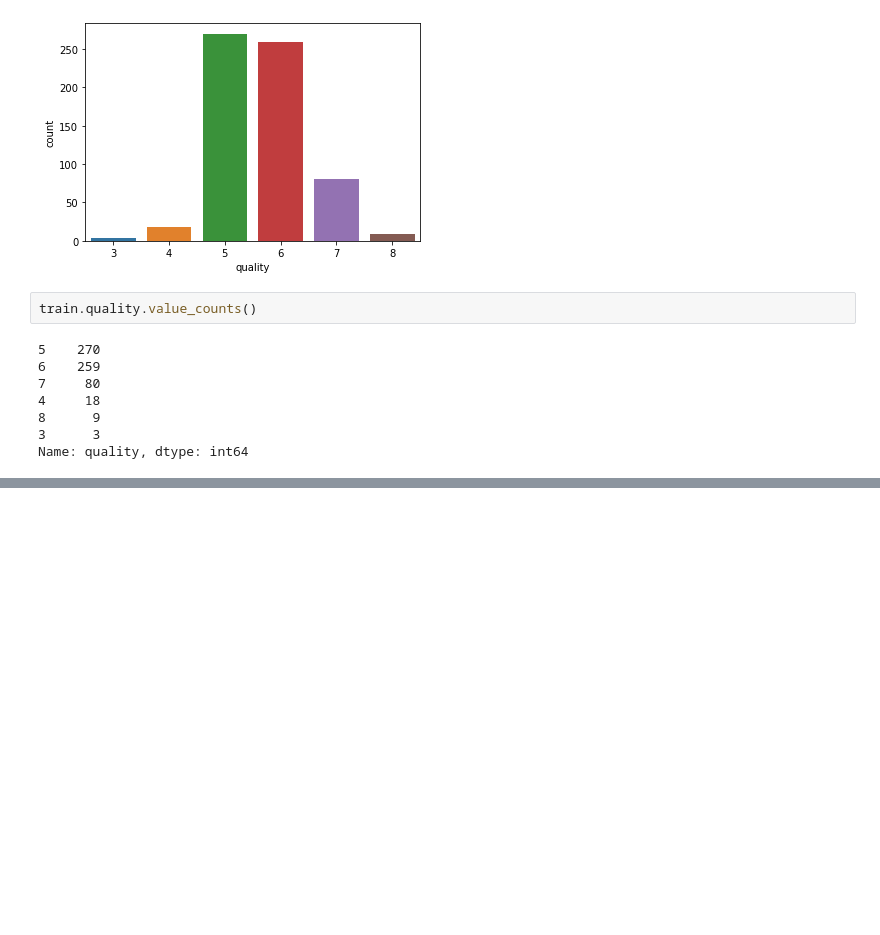
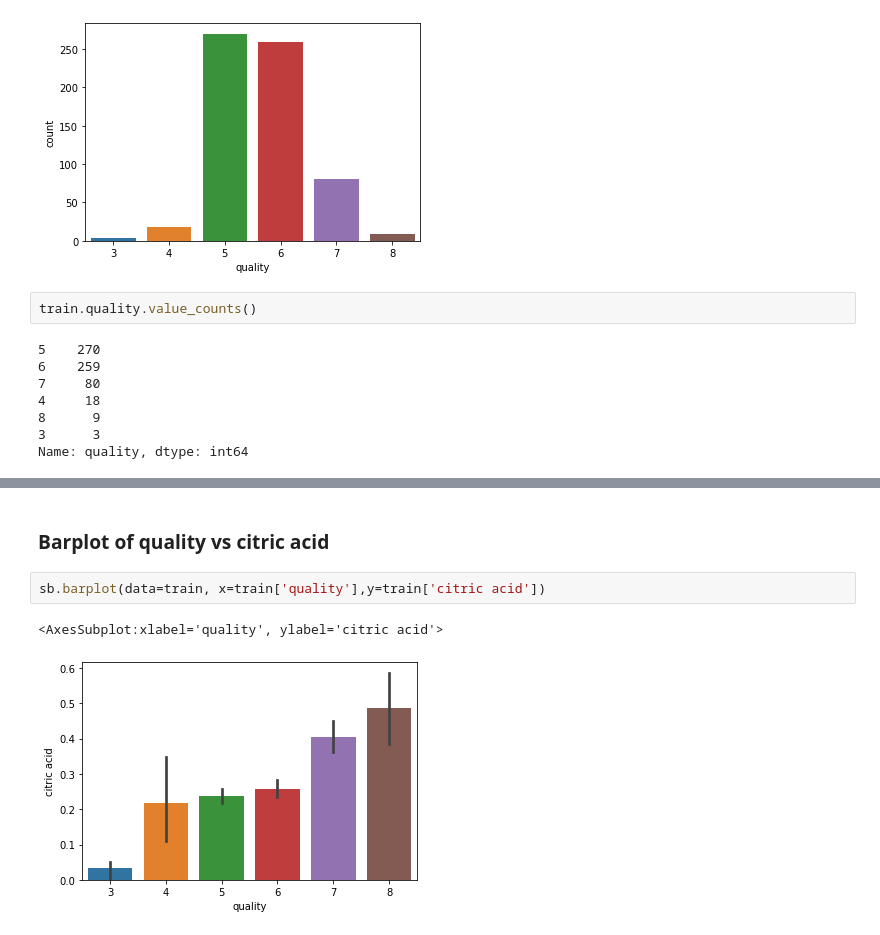
Before and after one commit to Michael-Austin-Mesa/wine-classification-project, a Jupyter notebook: explore.ipynb, the cells around one changed output, grey strips where cells are left out. Cells and saved outputs as stored; diff of their text form; blank space fills up the shorter version.

```diff
--- a/explore.ipynb
+++ b/explore.ipynb
@@ -90,0 +102,7 @@ sb.scatterplot(x=train['citric acid'])
+# %% [markdown]
+### Barplot of quality vs citric acid
+# %%
+sb.barplot(data=train, x=train['quality'],y=train['citric acid'])
+# %% [output]
+<AxesSubplot:xlabel='quality', ylabel='citric acid'>
+[figure, added]
```
Also changed, not shown: parts of 5 cells of this notebook.
